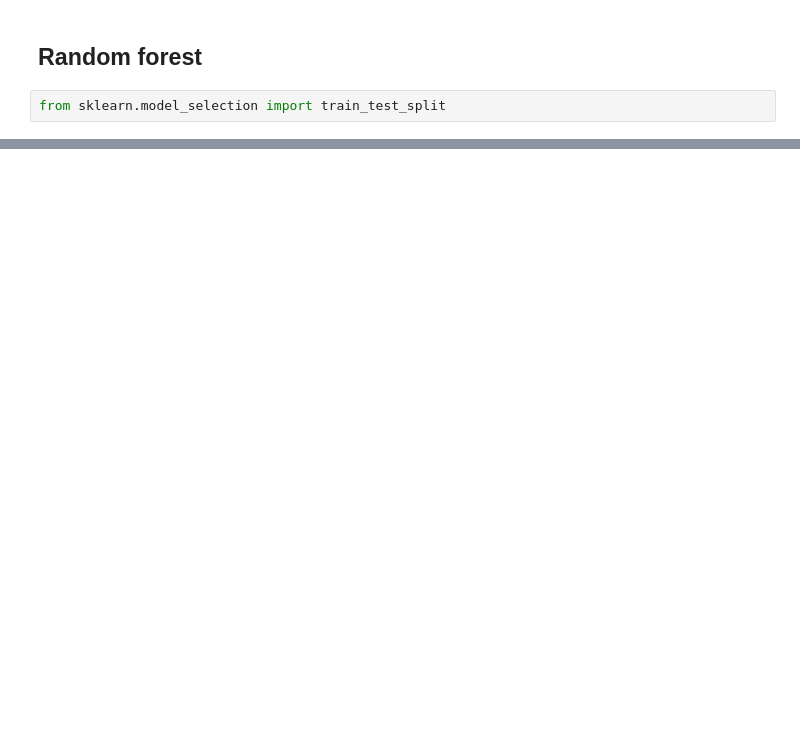
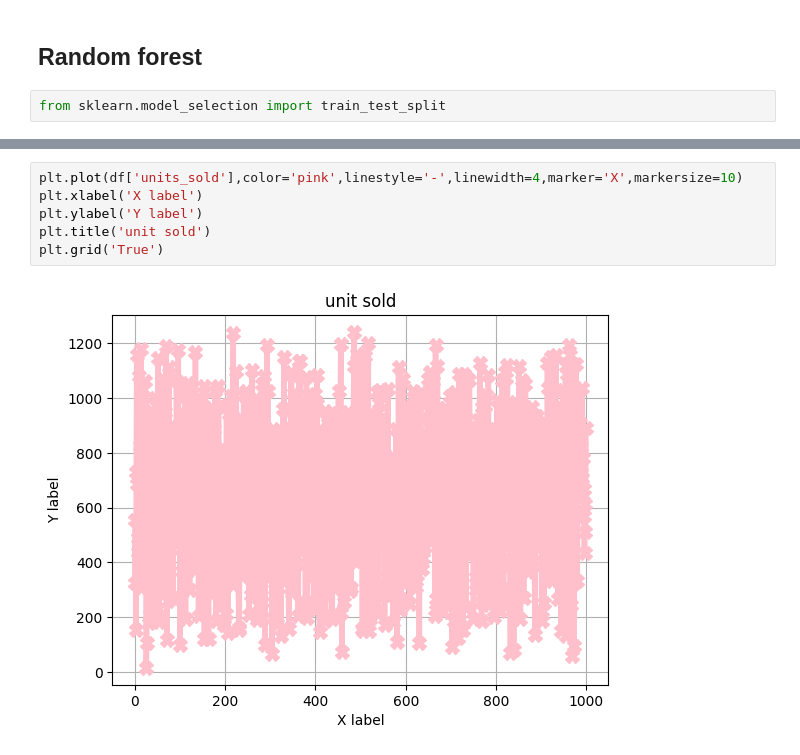
Before and after one commit to CompileNetwork33/python_notes, a Jupyter notebook: 25bmw.ipynb, the cells around one changed output, grey strips where cells are left out. Drawn from its saved outputs; the diff is of its cells as text; blank space fills up the shorter version.

```diff
--- a/25bmw.ipynb
+++ b/25bmw.ipynb
@@ -139,0 +169,8 @@ r2_score(y_test,prediction)*100
+# %%
+plt.plot(df['units_sold'],color='pink',linestyle='-',linewidth=4,marker='X',markersize=10)
+plt.xlabel('X label')
+plt.ylabel('Y label')
+plt.title('unit sold')
+plt.grid('True')
+# %% [output]
+[figure, added]
```
Also changed, not shown: parts of 10 cells of this notebook.
